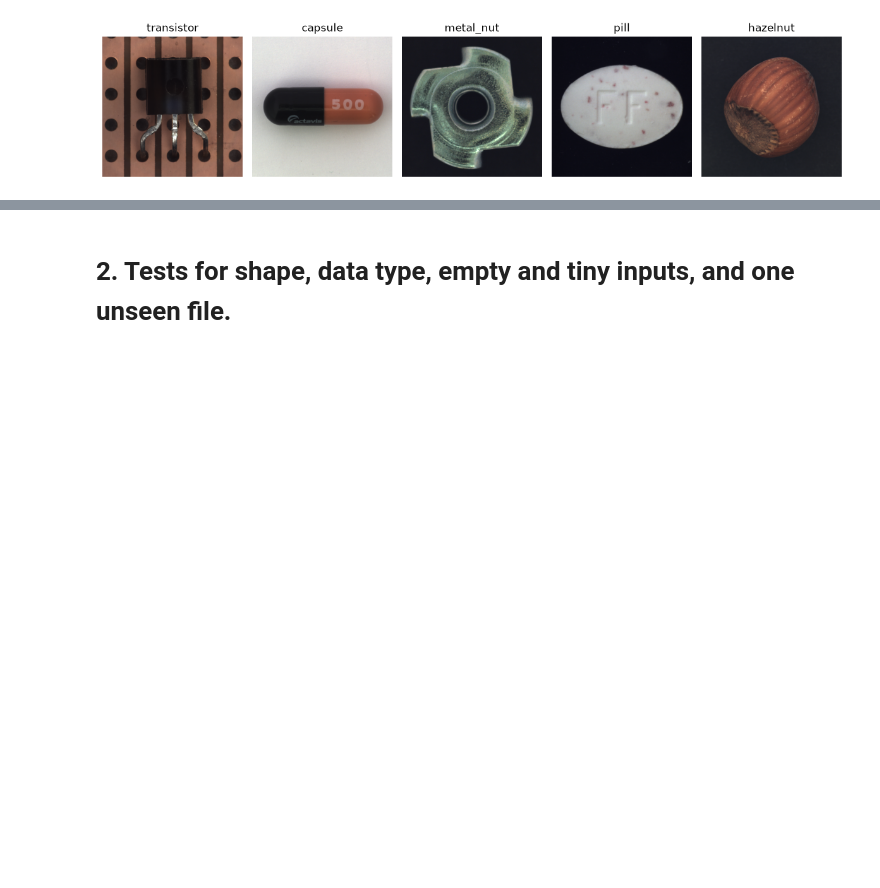
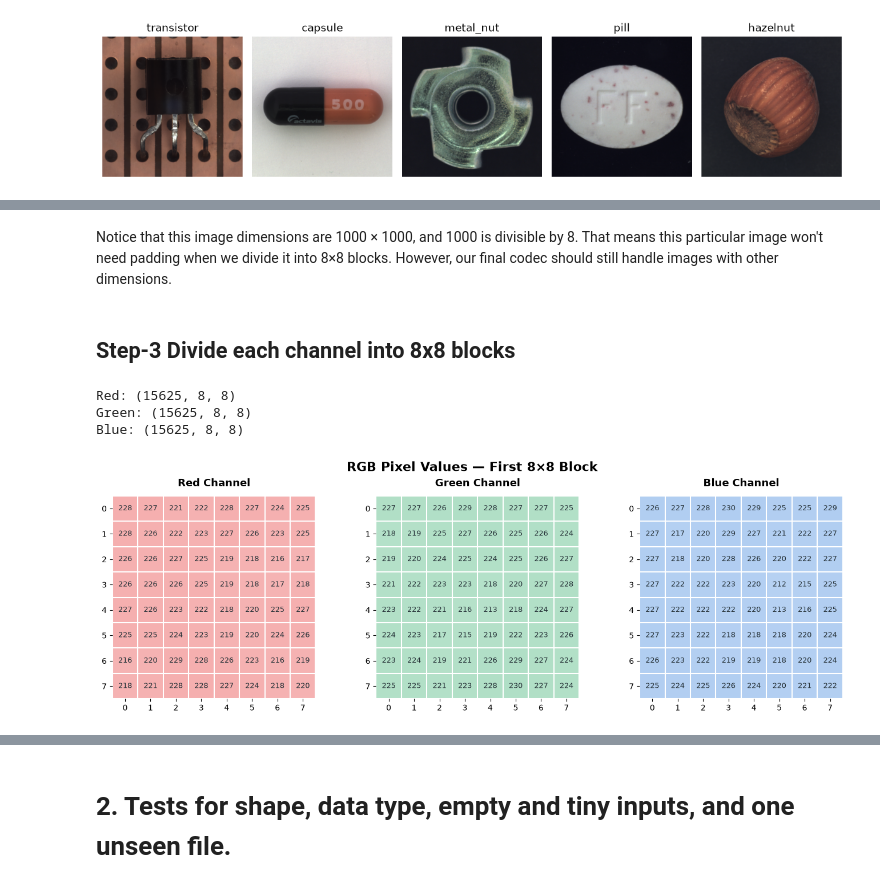
Before and after one commit to filza-a/IDIG4120-group-project, a Jupyter notebook: P2-More-Akhlaq.ipynb, the cells around one changed output, grey strips where cells are left out. Drawn from its saved outputs; the diff is of its cells as text; code cells hidden in the pictures; blank space fills up the shorter version.

```diff
--- a/P2-More-Akhlaq.ipynb
+++ b/P2-More-Akhlaq.ipynb
@@ -140,0 +182,79 @@ hazelnut
+# %% [markdown]
+Notice that this image dimensions are 1000 × 1000, and 1000 is divisible by 8. That means this particular image won't need padding when we divide it into 8×8 blocks. However, our final codec should still handle images with other dimensions.
+# %% [markdown]
+## Step-3 Divide each channel into 8x8 blocks
+# %%
+block_size = 8
+rgb_blocks = {}
+
+for channel_name, channel in zip(["Red", "Green", "Blue"], [red, green, blue]):
+    blocks = []
+
+    for row in range(0, channel.shape[0], block_size):
+        for col in range(0, channel.shape[1], block_size):
+            block = channel[row:row+8, col:col+8]
+            blocks.append(block)
+
+    rgb_blocks[channel_name] = np.array(blocks)
+
+    print(f"{channel_name}: {rgb_blocks[channel_name].shape}")
+# %% [output]
+Red: (15625, 8, 8)
+Green: (15625, 8, 8)
+Blue: (15625, 8, 8)
+# %%
+
+from matplotlib.colors import LinearSegmentedColormap
+
+colors = {
+    "Red": ["#FFFFFF", "#F4A6A6"],
+    "Green": ["#FFFFFF", "#A8DCC0"],
+    "Blue": ["#FFFFFF", "#A8C8F0"]
+}
+
+fig, axes = plt.subplots(1, 3, figsize=(14, 4.5))
+
+for ax, (channel_name, blocks) in zip(axes, rgb_blocks.items()):
+    block = blocks[0]
+
+    cmap = LinearSegmentedColormap.from_list(
+        channel_name, colors[channel_name]
+    )
+
+    # Displaying heatmap
+    ax.imshow(block, cmap=cmap, vmin=0, vmax=255)
+
+    # Add the pixel values
+    for row in range(8):
+        for col in range(8):
+            ax.text(
+                col, row, str(block[row, col]),
+                ha="center", va="center",
+                fontsize=9, color="#263238"
+            )
+
+    # Adding grid lines
+    ax.set_xticks(np.arange(-0.5, 8, 1), minor=True)
+    ax.set_yticks(np.arange(-0.5, 8, 1), minor=True)
+    ax.grid(which="minor", color="white", linewidth=1.5)
+    ax.tick_params(which="minor", bottom=False, left=False)
+
+    ax.set_xticks(range(8))
+    ax.set_yticks(range(8))
+    ax.set_title(
+        f"{channel_name} Channel",
+        fontsize=13, fontweight="bold", pad=12
+    )
+
+    for spine in ax.spines.values():
+        spine.set_visible(False)
+
+fig.suptitle(
+    "RGB Pixel Values — First 8×8 Block",
+    fontsize=16, fontweight="bold"
+)
+
+plt.tight_layout()
+plt.show()
+# %% [output]
+[figure, added]
```
Also changed, not shown: parts of 32 cells of this notebook, 1 other file.
